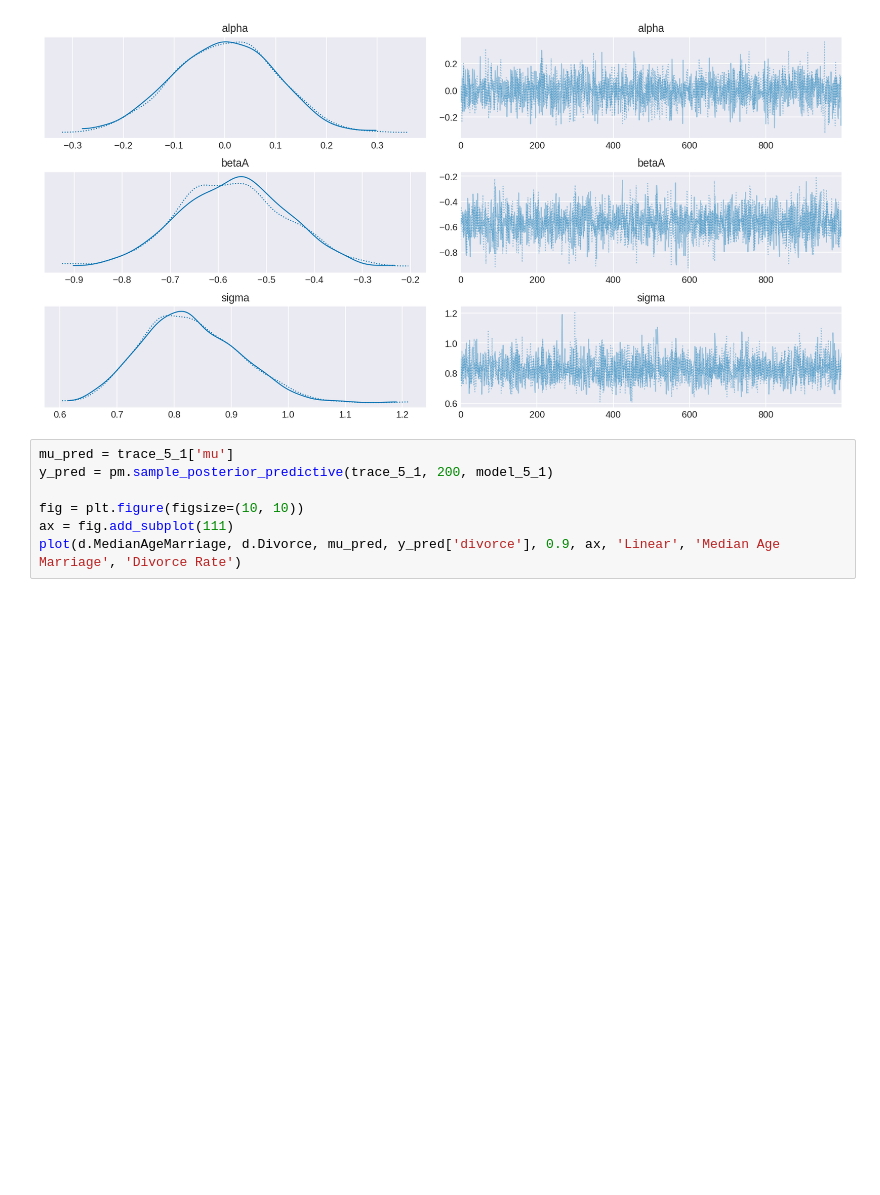
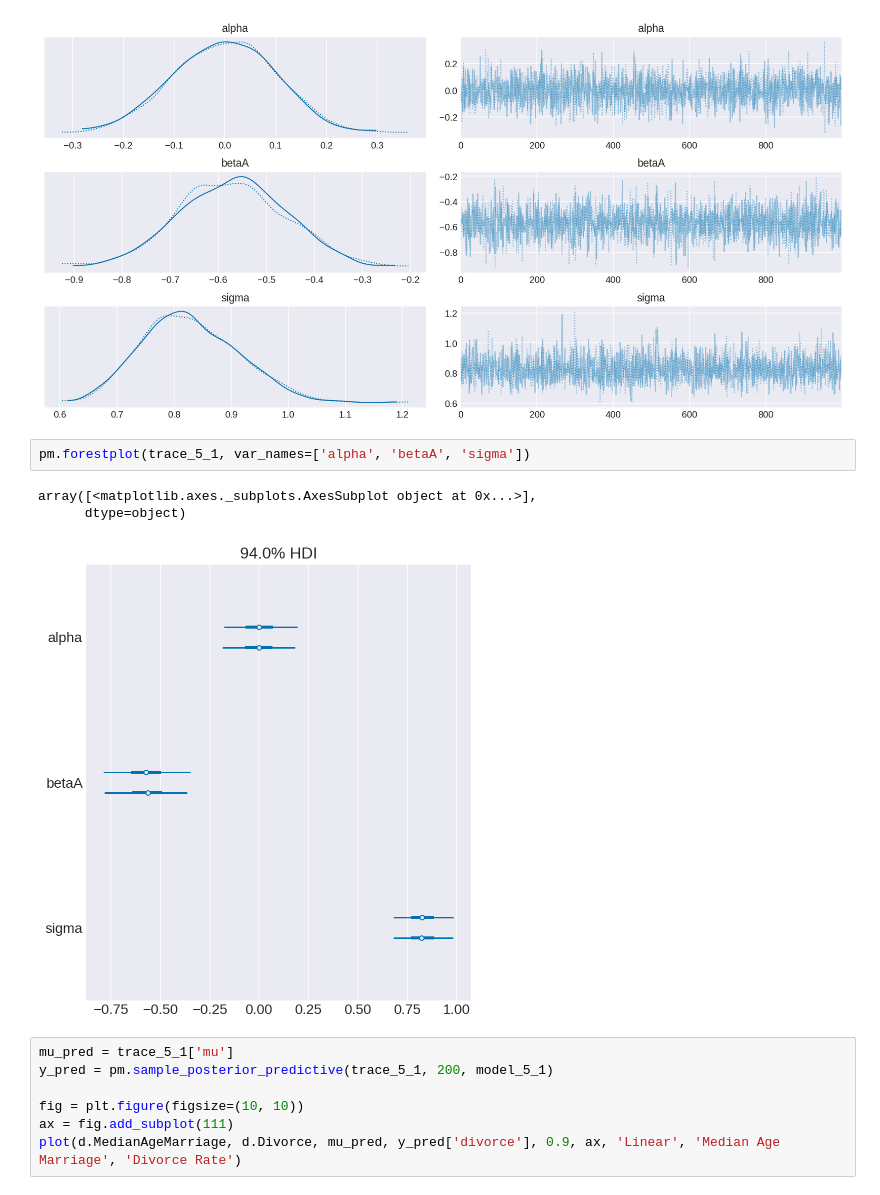
Before and after one commit to yebenbenben/Statistical-Rethinking-with-Python-and-PyMC3, a Jupyter notebook: Ch5.ipynb, the cells around one changed output. Cells and saved outputs as stored; diff of their text form; blank space fills up the shorter version.

```diff
--- a/Ch5.ipynb
+++ b/Ch5.ipynb
@@ -118,6 +118,12 @@ array([[<matplotlib.axes._subplots.AxesSubplot object at 0x...>,
         <matplotlib.axes._subplots.AxesSubplot object at 0x...>]],
       dtype=object)
 [figure]
+# %%
+pm.forestplot(trace_5_1, var_names=['alpha', 'betaA', 'sigma'])
+# %% [output]
+array([<matplotlib.axes._subplots.AxesSubplot object at 0x...>],
+      dtype=object)
+[figure, added]
 # %%
 mu_pred = trace_5_1['mu']
 y_pred = pm.sample_posterior_predictive(trace_5_1, 200, model_5_1)
```
Also changed, not shown: parts of 8 cells of this notebook.
